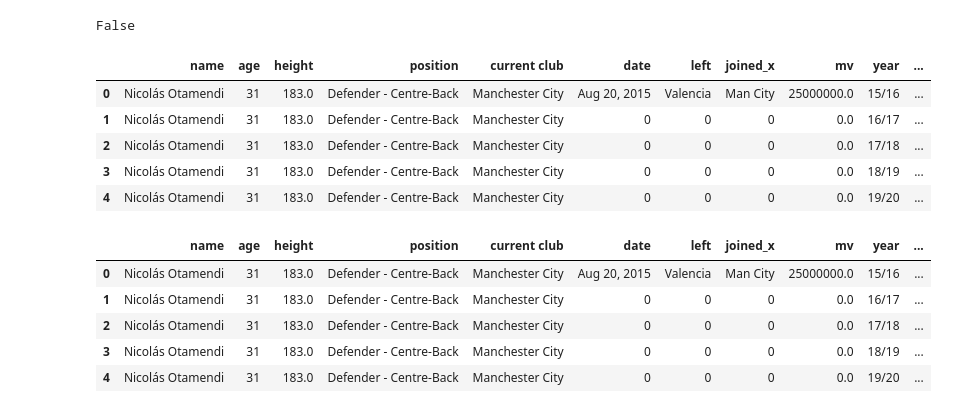
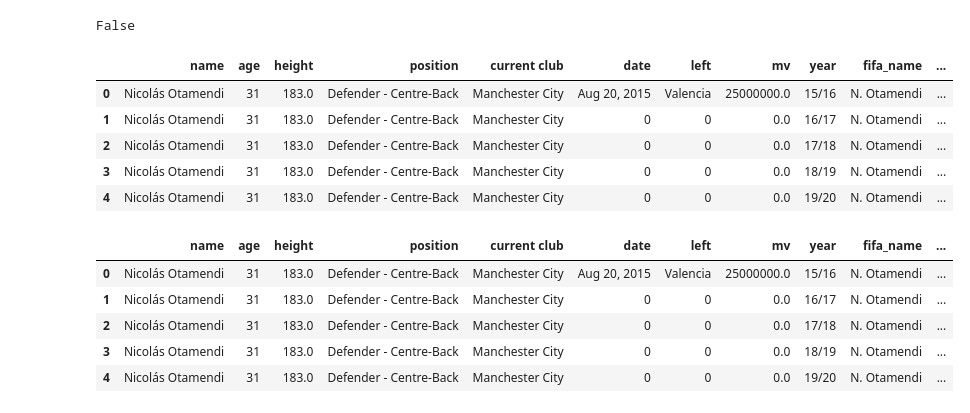
Before and after one commit to akochman/prem_league_analytics, a Jupyter notebook: data/cleaning/dataprep.ipynb, the cells around one changed output. Saved outputs shown, nothing was run; the diff lists cells and outputs as text; code cells hidden in the pictures.

```diff
--- a/data/cleaning/dataprep.ipynb
+++ b/data/cleaning/dataprep.ipynb
@@ -50,15 +50,15 @@ Xbad.isna().any().any()
 # %% [output]
 False
 # %%
-Xbad = Xbad.drop(columns=['Unnamed: 0', 'short_name_x'])
+Xbad = Xbad.drop(columns=['Unnamed: 0'])
 Xbad.head()
 # %% [output]
-|  | name | age | height | position | current club | date | left | joined_x | mv | year | ... |
-| 0 | Nicolás Otamendi | 31 | 183.0 | Defender - Centre-Back | Manchester City | Aug 20, 2015 | Valencia | Man City | 25000000.0 | 15/16 | ... |
-| 1 | Nicolás Otamendi | 31 | 183.0 | Defender - Centre-Back | Manchester City | 0 | 0 | 0 | 0.0 | 16/17 | ... |
-| 2 | Nicolás Otamendi | 31 | 183.0 | Defender - Centre-Back | Manchester City | 0 | 0 | 0 | 0.0 | 17/18 | ... |
-| 3 | Nicolás Otamendi | 31 | 183.0 | Defender - Centre-Back | Manchester City | 0 | 0 | 0 | 0.0 | 18/19 | ... |
-| 4 | Nicolás Otamendi | 31 | 183.0 | Defender - Centre-Back | Manchester City | 0 | 0 | 0 | 0.0 | 19/20 | ... |
+|  | name | age | height | position | current club | date | left | mv | year | fifa_name | ... |
+| 0 | Nicolás Otamendi | 31 | 183.0 | Defender - Centre-Back | Manchester City | Aug 20, 2015 | Valencia | 25000000.0 | 15/16 | N. Otamendi | ... |
+| 1 | Nicolás Otamendi | 31 | 183.0 | Defender - Centre-Back | Manchester City | 0 | 0 | 0.0 | 16/17 | N. Otamendi | ... |
+| 2 | Nicolás Otamendi | 31 | 183.0 | Defender - Centre-Back | Manchester City | 0 | 0 | 0.0 | 17/18 | N. Otamendi | ... |
+| 3 | Nicolás Otamendi | 31 | 183.0 | Defender - Centre-Back | Manchester City | 0 | 0 | 0.0 | 18/19 | N. Otamendi | ... |
+| 4 | Nicolás Otamendi | 31 | 183.0 | Defender - Centre-Back | Manchester City | 0 | 0 | 0.0 | 19/20 | N. Otamendi | ... |
 # %%
 Xbad['attacking_crossing'] = Xbad['attacking_crossing'].str[:2]
 Xbad['attacking_finishing'] = Xbad['attacking_finishing'].str[:2]
@@ -97,11 +97,11 @@ Xbad['goalkeeping_reflexes'] = Xbad['goalkeeping_reflexes'].str[:2]
 # %%
 Xbad.head()
 # %% [output]
-|  | name | age | height | position | current club | date | left | joined_x | mv | year | ... |
-| 0 | Nicolás Otamendi | 31 | 183.0 | Defender - Centre-Back | Manchester City | Aug 20, 2015 | Valencia | Man City | 25000000.0 | 15/16 | ... |
-| 1 | Nicolás Otamendi | 31 | 183.0 | Defender - Centre-Back | Manchester City | 0 | 0 | 0 | 0.0 | 16/17 | ... |
-| 2 | Nicolás Otamendi | 31 | 183.0 | Defender - Centre-Back | Manchester City | 0 | 0 | 0 | 0.0 | 17/18 | ... |
-| 3 | Nicolás Otamendi | 31 | 183.0 | Defender - Centre-Back | Manchester City | 0 | 0 | 0 | 0.0 | 18/19 | ... |
-| 4 | Nicolás Otamendi | 31 | 183.0 | Defender - Centre-Back | Manchester City | 0 | 0 | 0 | 0.0 | 19/20 | ... |
+|  | name | age | height | position | current club | date | left | mv | year | fifa_name | ... |
+| 0 | Nicolás Otamendi | 31 | 183.0 | Defender - Centre-Back | Manchester City | Aug 20, 2015 | Valencia | 25000000.0 | 15/16 | N. Otamendi | ... |
+| 1 | Nicolás Otamendi | 31 | 183.0 | Defender - Centre-Back | Manchester City | 0 | 0 | 0.0 | 16/17 | N. Otamendi | ... |
+| 2 | Nicolás Otamendi | 31 | 183.0 | Defender - Centre-Back | Manchester City | 0 | 0 | 0.0 | 17/18 | N. Otamendi | ... |
+| 3 | Nicolás Otamendi | 31 | 183.0 | Defender - Centre-Back | Manchester City | 0 | 0 | 0.0 | 18/19 | N. Otamendi | ... |
+| 4 | Nicolás Otamendi | 31 | 183.0 | Defender - Centre-Back | Manchester City | 0 | 0 | 0.0 | 19/20 | N. Otamendi | ... |
 # %%
 Xbad.to_csv('fieldplayers_stats_clean.csv')
```
Also changed, not shown: parts of 3 cells of this notebook, 7 other files.
